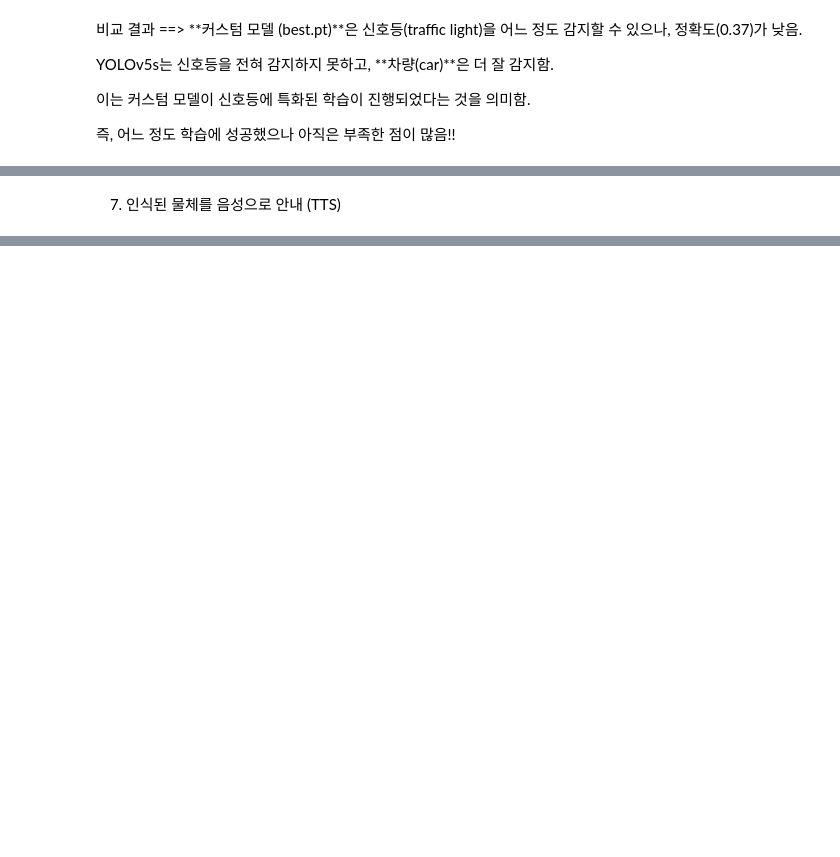
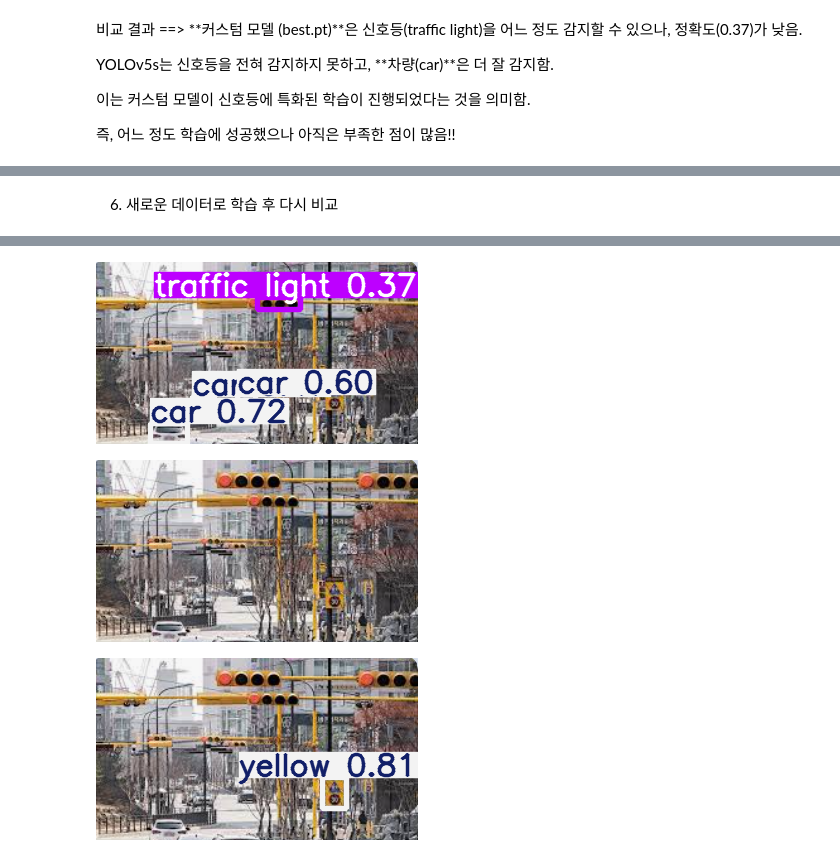
Before and after one commit to 2025-01-sookmyung-opensource/final_project, a Jupyter notebook: test2.ipynb, the cells around one changed output, grey strips where cells are left out. Saved outputs shown, nothing was run; the diff lists cells and outputs as text; code cells hidden in the pictures; blank space fills up the shorter version.

```diff
--- a/test2.ipynb
+++ b/test2.ipynb
@@ -269,2 +124,0 @@ cv2.destroyAllWindows()
-# %% [markdown]
-7. 인식된 물체를 음성으로 안내 (TTS)
@@ -282,0 +125,2 @@ if detected:
+# %% [markdown]
+6. 새로운 데이터로 학습 후 다시 비교
@@ -282,0 +151,67 @@ if detected:
+# %%
+from google.colab import files
+uploaded = files.upload()
+
+import os
+
+# 신호등 이미지 업로드 (학습데이터와 유사함)
+uploaded_files = list(uploaded.keys())
+input_images = "uploaded_images"
+os.makedirs(input_images, exist_ok=True)
+
+# 업로드한 파일을 YOLO에 사용할 디렉토리로 이동
+for filename in uploaded_files:
+    os.rename(filename, os.path.join(input_images, filename))
+
+
+# 기본 모델 yolov5s.pt로 감지
+!python detect.py \
+  --weights yolov5s.pt \
+  --img 640 \
+  --conf 0.25 \
+  --source uploaded_images \
+  --project runs/detect \
+  --name result_yolov5s \
+  --exist-ok
+
+# 기존 학습된 모델 best.pt로 감지
+!python detect.py \
+  --weights runs/train/exp/weights/best.pt \
+  --img 640 \
+  --conf 0.25 \
+  --source uploaded_images \
+  --project runs/detect \
+  --name result_best \
+  --exist-ok
+
+# best.pt로 추가 학습한 모델 finetune_best로 감지
+!python detect.py \
+  --weights runs/train/finetune_best/weights/best.pt \
+  --img 640 \
+  --conf 0.25 \
+  --source uploaded_images \
+  --project runs/detect \
+  --name result_finetune_best \
+  --exist-ok
+
+from IPython.display import Image, display
+import os
+
+# 경로 설정
+result_yolo_path = "runs/detect/result_yolov5s"
+result_best_path = "runs/detect/result_best"
+result_finetune_best_path = "runs/detect/result_finetune_best"
+
+# 각 경로에서 파일 목록 가져오기
+result_yolo_files = os.listdir(result_yolo_path)
+result_best_files = os.listdir(result_best_path)
+result_finetune_best_files = os.listdir(result_finetune_best_path)
+
+# 파일 비교 (같은 이름의 파일을 기준으로 비교)
+for file in result_yolo_files:
+    if file.endswith(".jpg") or file.endswith(".png"):
+        # 각 모델의 결과 이미지 표시
+        display(Image(filename=os.path.join(result_yolo_path, file)))
+        display(Image(filename=os.path.join(result_best_path, file)))
+        display(Image(filename=os.path.join(result_finetune_best_path, file)))
+# %% [output]
@@ -282,0 +236,3 @@ if detected:
+[figure, added]
+[figure, added]
+[figure, added]
```
Also changed, not shown: parts of 17 cells of this notebook.
